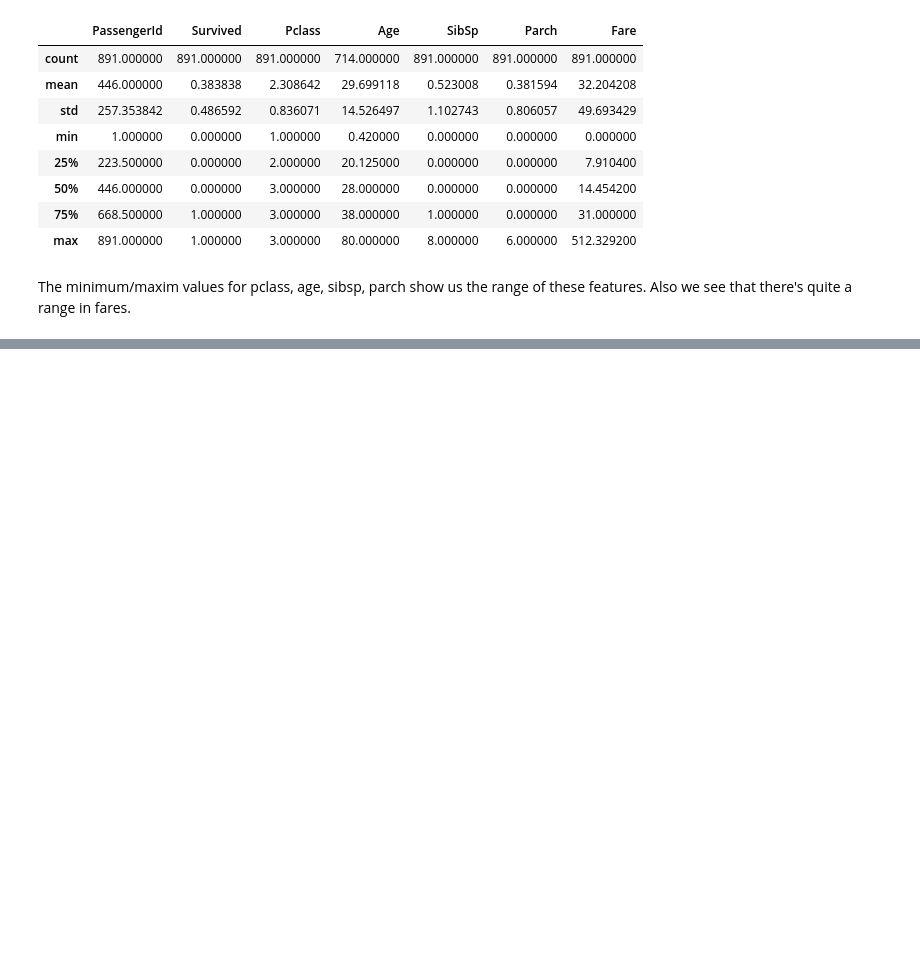
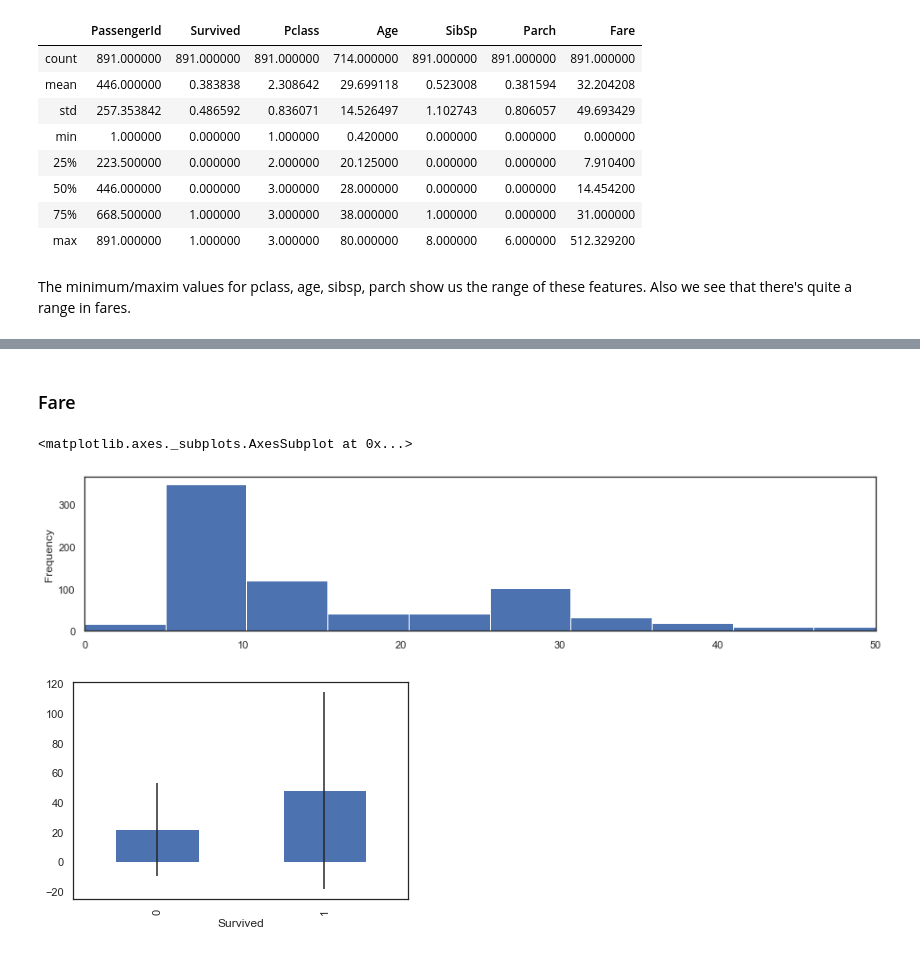
Before and after one commit to gulstein86/data_analytics, a Jupyter notebook: group assignment/titanic/Group11_assignment.ipynb, the cells around one changed output, grey strips where cells are left out. Cells and saved outputs as stored; diff of their text form; code cells hidden in the pictures; blank space fills up the shorter version.

```diff
--- a/group assignment/titanic/Group11_assignment.ipynb
+++ b/group assignment/titanic/Group11_assignment.ipynb
@@ -89,0 +212,6 @@ The minimum/maxim values for pclass, age, sibsp, parch show us the range of thes
+# %%
+train = train.join(embark_dummies_titanic_train)
+test  = test.join(embark_dummies_titanic_test)
+# %%
+train.drop(['Embarked'], axis=1,inplace=True)
+test.drop(['Embarked'], axis=1,inplace=True)
@@ -89,0 +236,2 @@ The minimum/maxim values for pclass, age, sibsp, parch show us the range of thes
+# %% [markdown]
+### Fare
@@ -89,0 +241,22 @@ The minimum/maxim values for pclass, age, sibsp, parch show us the range of thes
+# %%
+# Convert from float to int
+train['Fare'] = train['Fare'].astype(int)
+test['Fare'] = test['Fare'].astype(int)
+# %%
+# Get fare for survived & didn't survive passengers
+fare_not_survived = train["Fare"][train["Survived"] == 0]
+fare_survived     = train["Fare"][train["Survived"] == 1]
+
+# Get average and std for fare of survived/not survived passengers
+avg_fare = pd.DataFrame([fare_not_survived.mean(), fare_survived.mean()])
+std_fare = pd.DataFrame([fare_not_survived.std(), fare_survived.std()])
+# %%
+# plot
+train['Fare'].plot(kind='hist', figsize=(15,3),bins=100, xlim=(0,50))
+
+avg_fare.index.names = std_fare.index.names = ["Survived"]
+avg_fare.plot(yerr=std_fare,kind='bar',legend=False)
+# %% [output]
+<matplotlib.axes._subplots.AxesSubplot at 0x...>
+[figure, added]
+[figure, added]
```
Also changed, not shown: parts of 49 cells of this notebook, 2 other files.
